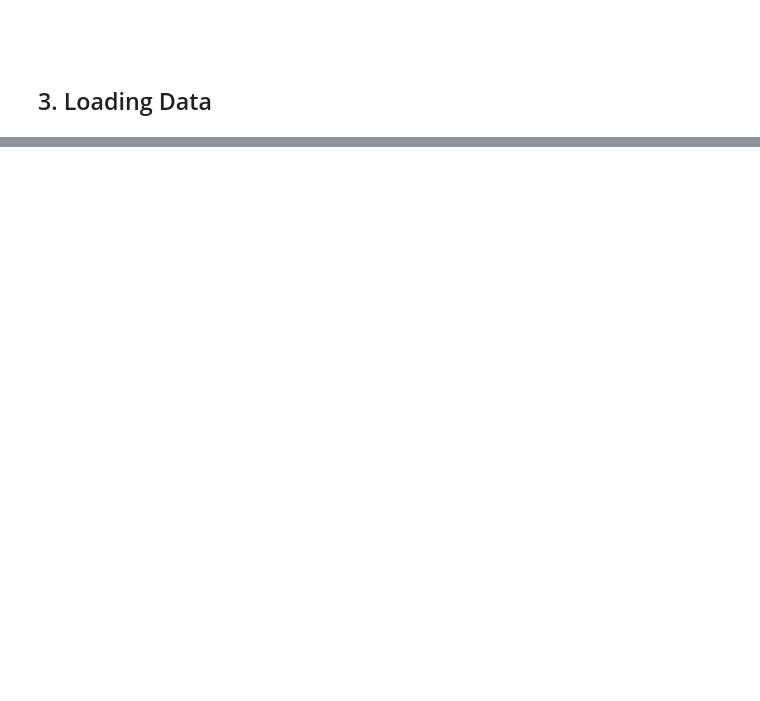
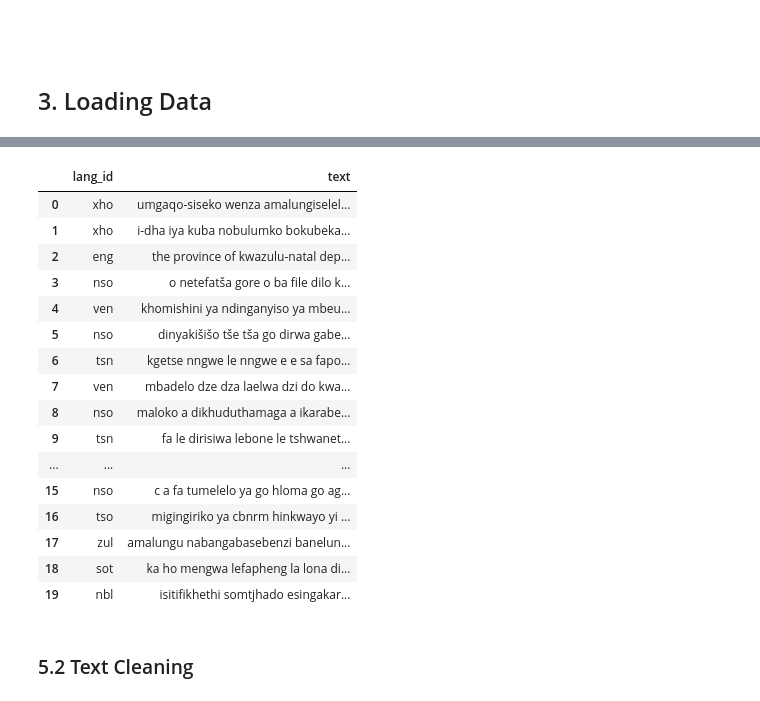
Before and after one commit to kingjohn4/Language-Identification-Challenge, a Jupyter notebook: Language-Identification-Challenge.ipynb, the cells around one changed output, grey strips where cells are left out. Saved outputs shown, nothing was run; the diff lists cells and outputs as text; code cells hidden in the pictures; blank space fills up the shorter version.

```diff
--- a/Language-Identification-Challenge.ipynb
+++ b/Language-Identification-Challenge.ipynb
@@ -253,0 +252,3 @@ FileNotFoundError: [Errno 2] No such file or directory: 'rawCorpus.txt'
+# %%
+df_train.rename(columns = {'lang_id':'language'}, inplace = True)
+df_test.rename(columns = {'text':'message'}, inplace = True)
@@ -253,0 +304,8 @@ FileNotFoundError: [Errno 2] No such file or directory: 'rawCorpus.txt'
+# %%
+#View data in more depth - Use "display.max_columns" to view hidden columns in the data frame
+
+## Train data
+
+print ("The shape of the train data is:" + str(train_data.shape))
+pd.set_option('display.max_columns', None)
+train_data.head(10)
@@ -253,0 +341,8 @@ FileNotFoundError: [Errno 2] No such file or directory: 'rawCorpus.txt'
+# %%
+# Clean the train dataset
+df_train['lang_id'] = train_data['lang_id'].apply(clean_data)
+
+# Clean the test dataset
+df_test['text'] = test_data['text'].apply(clean_data)
+
+df_train.head()
@@ -253,0 +360,41 @@ FileNotFoundError: [Errno 2] No such file or directory: 'rawCorpus.txt'
+# %%
+# Drop duplicate columns
+df2 = df_train.T.drop_duplicates().T
+
+# Use groupby() to drop duplicate columns
+df2 = df_train.T.groupby(level=0).first().T
+
+# Remove duplicate columns pandas DataFrame
+df2 = df_train.loc[:,~df_train.columns.duplicated()]
+
+# Remove repeted columns in a DataFrame
+df2 = df_train.loc[:,~df_train.T.duplicated(keep='first')]
+
+# keep last duplicate columns
+df2 = df_train.loc[:,~df_train.T.duplicated(keep='last')]
+
+# Use DataFrame.columns.duplicated() to drop duplicate columns
+duplicate_cols = df_train.columns[df_train.columns.duplicated()]
+df_train.drop(columns=duplicate_cols, inplace=True)
+
+df_train.head(20)
+# %% [output]
+|  | lang_id | text |
+| 0 | xho | umgaqo-siseko wenza amalungiselel... |
+| 1 | xho | i-dha iya kuba nobulumko bokubeka... |
+| 2 | eng | the province of kwazulu-natal dep... |
+| 3 | nso | o netefatša gore o ba file dilo k... |
+| 4 | ven | khomishini ya ndinganyiso ya mbeu... |
+| 5 | nso | dinyakišišo tše tša go dirwa gabe... |
+| 6 | tsn | kgetse nngwe le nngwe e e sa fapo... |
+| 7 | ven | mbadelo dze dza laelwa dzi do kwa... |
+| 8 | nso | maloko a dikhuduthamaga a ikarabe... |
+| 9 | tsn | fa le dirisiwa lebone le tshwanet... |
+| ... | ... | ... |
+| 15 | nso | c a fa tumelelo ya go hloma go ag... |
+| 16 | tso | migingiriko ya cbnrm hinkwayo yi ... |
+| 17 | zul | amalungu nabangabasebenzi banelun... |
+| 18 | sot | ka ho mengwa lefapheng la lona di... |
+| 19 | nbl | isitifikhethi somtjhado esingakar... |
+# %% [markdown]
+### 5.2 Text Cleaning <a class="anchor" id="section_5_1"></a>
```
Also changed, not shown: parts of 32 cells of this notebook.
